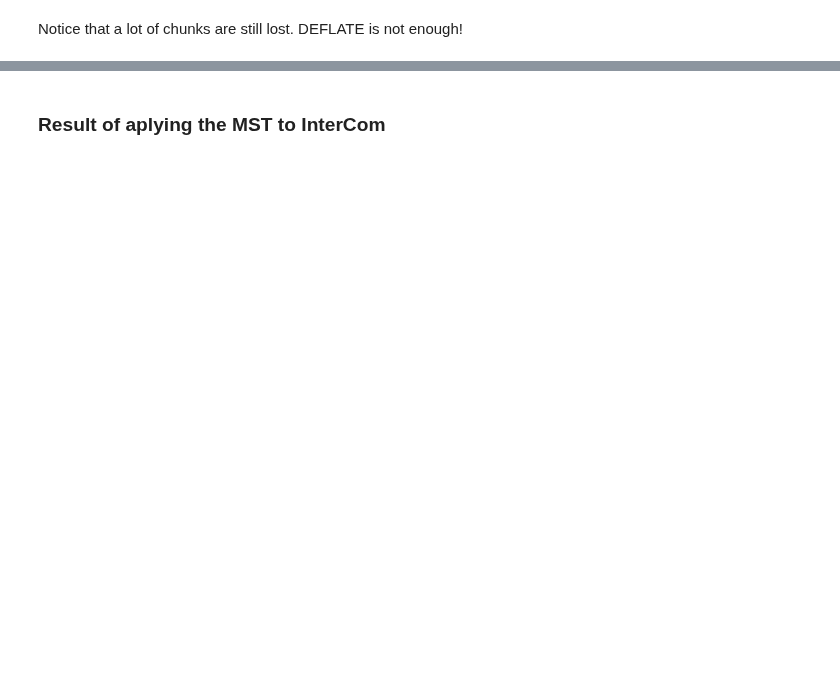
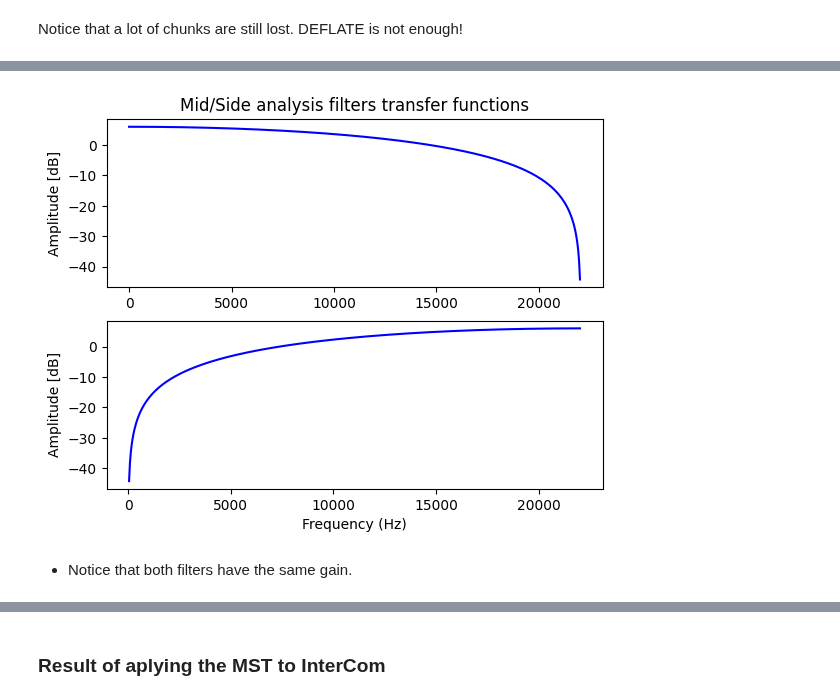
Before and after one commit to Tecnologias-multimedia/InterCom, a Jupyter notebook: docs/2-hours_seminar.ipynb, the cells around one changed output, grey strips where cells are left out. Drawn from its saved outputs; the diff is of its cells as text; code cells hidden in the pictures; blank space fills up the shorter version.

```diff
--- a/docs/2-hours_seminar.ipynb
+++ b/docs/2-hours_seminar.ipynb
@@ -468,14 +691,17 @@ w2, h2 = signal.freqz(K2, fs=44100)
 # %%
 plt.subplot(211)
 plt.title('Mid/Side analysis filters transfer functions')
 plt.plot(w1, 20 * np.log10(abs(h1)), 'b')
-plt.xlabel('Frequency (Hz)')
 plt.ylabel('Amplitude [dB]')
 plt.subplot(212)
 plt.plot(w2, 20 * np.log10(abs(h2)), 'b')
 plt.xlabel('Frequency (Hz)')
 plt.ylabel('Amplitude [dB]')
 plt.show()
+# %% [output]
+[figure, added]
+# %% [markdown]
+* Notice that both filters have the same gain.
 # %%
 def quantizer(x, quantization_step):
     k = (x / quantization_step).astype(np.int32)
```
Also changed, not shown: parts of 58 cells of this notebook.
